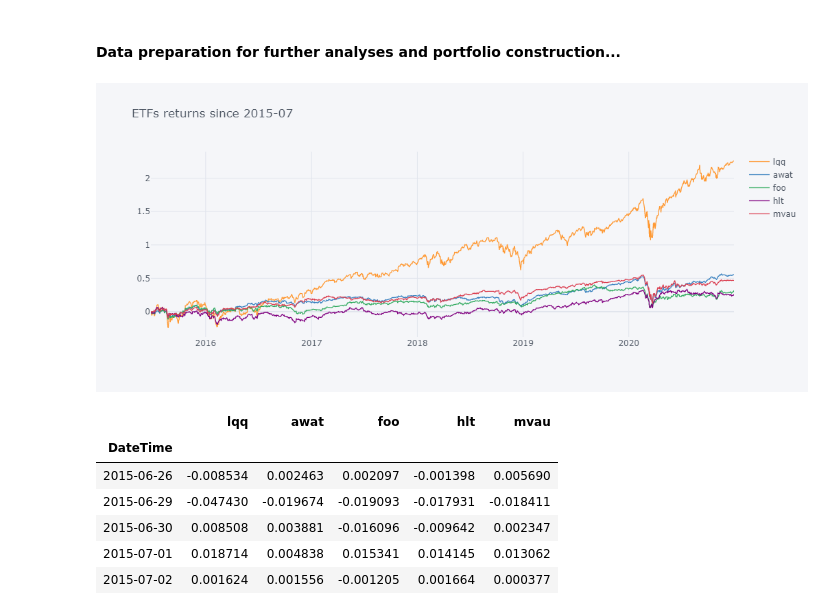
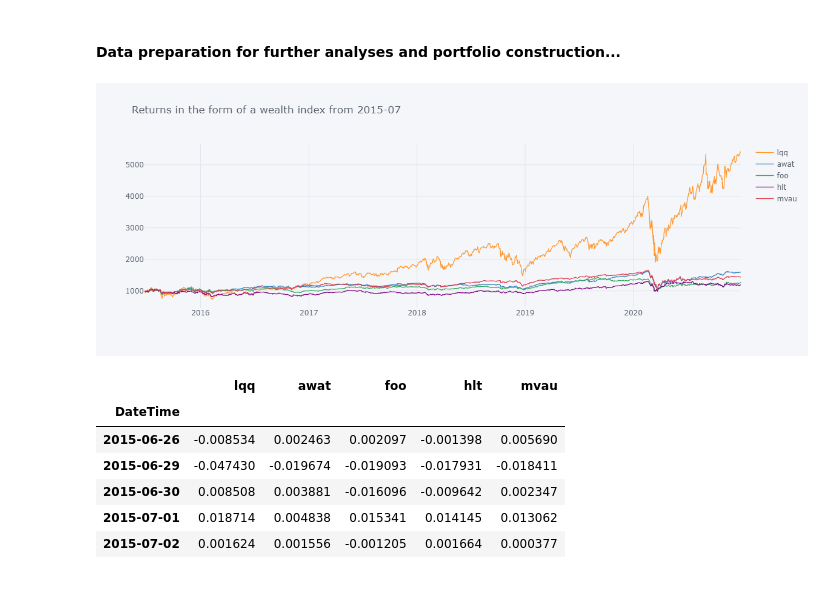
Before and after one commit to mzizi-io/Portfolio-Construction, a Jupyter notebook: cookbook.ipynb, the cells around one changed output. Drawn from its saved outputs; the diff is of its cells as text; code cells hidden in the pictures.

```diff
--- a/cookbook.ipynb
+++ b/cookbook.ipynb
@@ -65,7 +67,7 @@ Data are sourced from https://www.lyxoretf.fr/
 # %%
 paths = ['Data/NAV_lqq.csv', 'Data/NAV_awat.csv', 'Data/NAV_foo.csv', 'Data/NAV_hlt.csv', 'Data/NAV_mvau.csv']
 tickers = ['lqq', 'awat', 'foo', 'hlt', 'mvau']
-portfolio_raw_data = import_data(paths, tickers)
+portfolio_raw_data = import_data(paths, tickers, sep=';')
 portfolio_raw_data.shape
 # %% [output]
 (2838, 5)
@@ -93,9 +95,9 @@ portfolio_raw_data.tail()
 #### Data preparation for further analyses and portfolio construction...
 # %%
 period_per_year, portfolio_comp_returns = get_clean_data(portfolio_raw_data, components='prices', period='daily')
-fig = portfolio_comp_returns.cumsum().iplot(title='ETFs returns since 2015-07')
+fig = (1000*(1+portfolio_comp_returns).cumprod()).iplot(title='Returns in the form of a wealth index from 2015-07')
 # %% [output]
-[figure, old version]
+[figure, new version]
 # %%
 # Returns of the portfoio components or assets
 portfolio_comp_returns.head()
```
Also changed, not shown: parts of 7 cells of this notebook.
